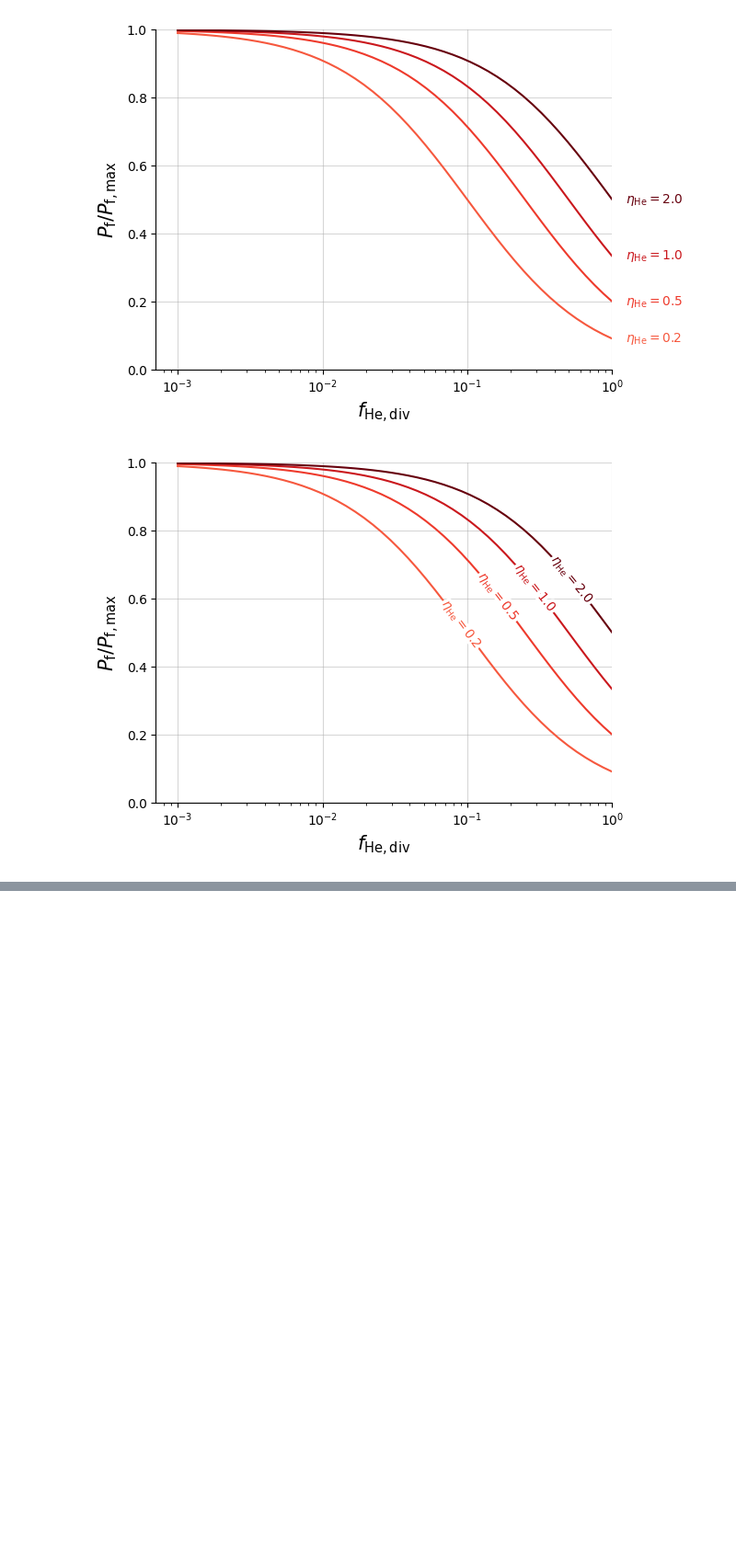
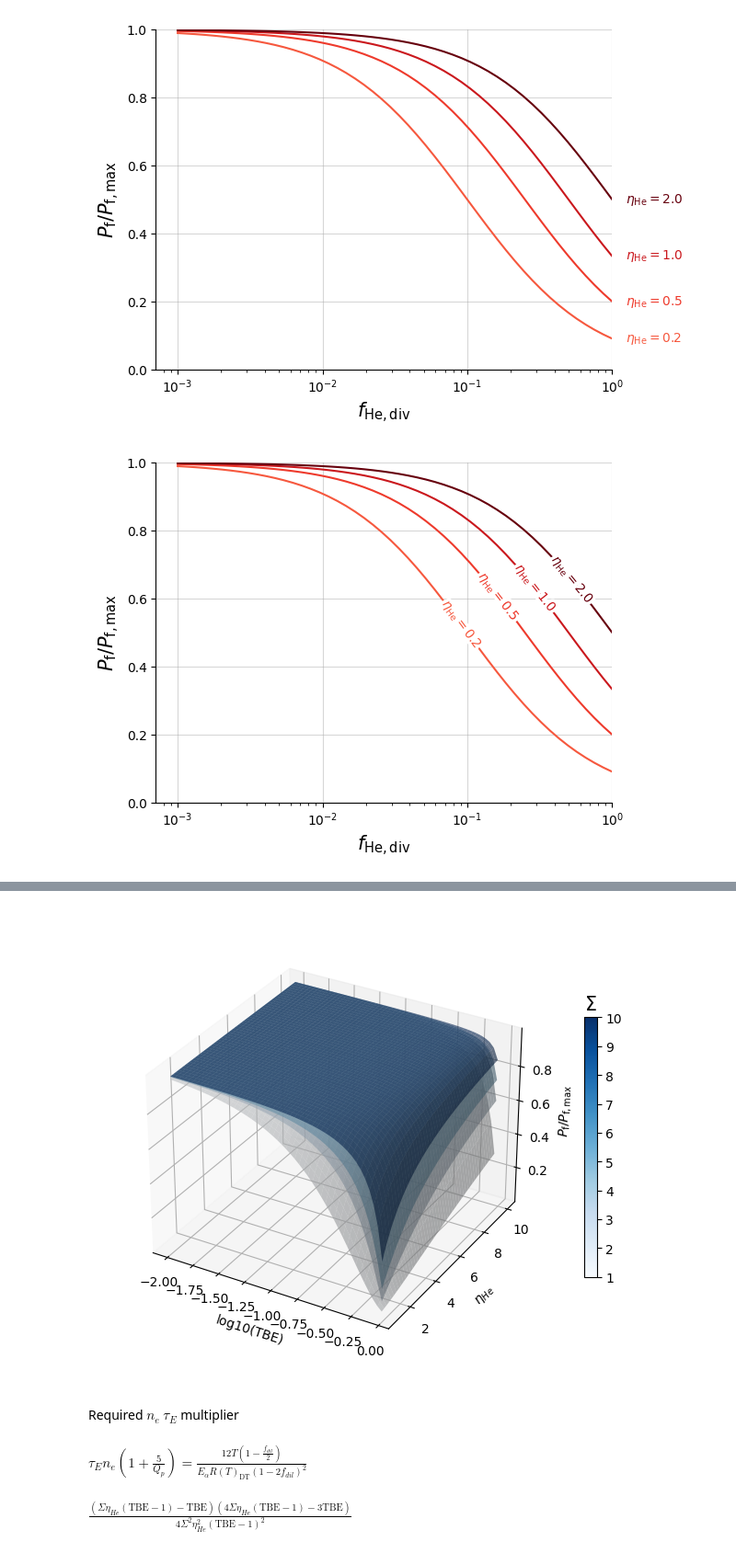
Before and after one commit to RemDelaporteMathurin/tritium-burn-fraction, a Jupyter notebook: graphs.ipynb, the cells around one changed output, grey strips where cells are left out. Shown at 92% size. Saved outputs shown, nothing was run; the diff lists cells and outputs as text; code cells hidden in the pictures; blank space fills up the shorter version.

```diff
--- a/graphs.ipynb
+++ b/graphs.ipynb
@@ -110,0 +268,60 @@ $\displaystyle \frac{P_{f}}{P_{f, max}} = \frac{\eta_{He}^{2}}{\left(\eta_{He} +
+# %%
+eta_he_values = np.linspace(1, 10)
+XX, YY = np.meshgrid(tbe_values, eta_he_values)
+
+from mpl_toolkits import mplot3d
+%matplotlib inline
+fig = plt.figure(figsize=(6,6))
+ax = fig.add_subplot(111, projection='3d')
+
+
+# choose one of these norms
+# norm = colors.LogNorm()
+# sigma_values = [0.001, 0.01, 0.1, 1]
+
+norm = colors.Normalize()
+sigma_values = [1, 3, 5, 10]
+
+norm(sigma_values)
+
+
+for sigma_val in sigma_values:
+    cf = ax.plot_surface(np.log10(XX), YY, power_ratio((sigma_val, YY, XX)), color=cm.Blues(norm(sigma_val)), alpha=0.6)
+plt.xlabel("log10(TBE)")
+plt.ylabel("$\eta_{He}$")
+ax.set_zlabel("$P_\mathrm{f}/P_\mathrm{f, max}$")
+
+plt.gca().set_box_aspect(aspect=(4,4,3), zoom=0.9)
+cb = plt.colorbar(cm.ScalarMappable(norm=norm, cmap=cm.Blues), fraction=0.026, pad=0.04, ax=plt.gca())
+cb.ax.set_title("$\Sigma$", fontsize=15)
+plt.tight_layout()
+plt.show()
+# %% [output]
+[figure, added]
+# %% [markdown]
+Required $n_e \ \tau_E$ multiplier
+# %%
+n_e = sp.Symbol("n_e")
+tau_e = sp.Symbol(r"\tau_E")
+q_p = sp.Symbol("Q_p")
+T = sp.Symbol("T")
+e_alpha = sp.Symbol(r"E_\alpha")
+R_T = sp.Symbol("R(T)_\mathrm{DT}")
+
+
+eq26 = sp.Eq(n_e*tau_e*(sp.Rational(1)+sp.Rational(5)/q_p), (sp.Rational(12)*T/(e_alpha*R_T)) * ((sp.Rational(1)-sp.Rational(0.5)*f_dil)/(sp.Rational(1)-sp.Rational(2)*f_dil)**2))
+eq26
+# %% [output]
+$\displaystyle \tau_{E} n_{e} \left(1 + \frac{5}{Q_{p}}\right) = \frac{12 T \left(1 - \frac{f_{dil}}{2}\right)}{E_{\alpha} R(T)_\mathrm{DT} \left(1 - 2 f_{dil}\right)^{2}}$
+# %%
+multiplier = (sp.Rational(1)-sp.Rational(0.5)*f_dil)/(sp.Rational(1)-sp.Rational(2)*f_dil)**2
+
+multiplier = multiplier.subs(f_dil, sp.solve(f_alpha_core_expr, f_dil)[0]).subs(
+    f_alpha_core, sp.solve(enrichment, f_alpha_core)[0]
+).subs(
+    f_he_div, sp.solve(eq12, f_he_div)[0]
+).simplify()
+
+multiplier
+# %% [output]
+$\displaystyle \frac{\left(\Sigma \eta_{He} \left(\mathrm{TBE} - 1\right) - \mathrm{TBE}\right) \left(4 \Sigma \eta_{He} \left(\mathrm{TBE} - 1\right) - 3 \mathrm{TBE}\right)}{4 \Sigma^{2} \eta_{He}^{2} \left(\mathrm{TBE} - 1\right)^{2}}$
```
Also changed, not shown: parts of 27 cells of this notebook.
